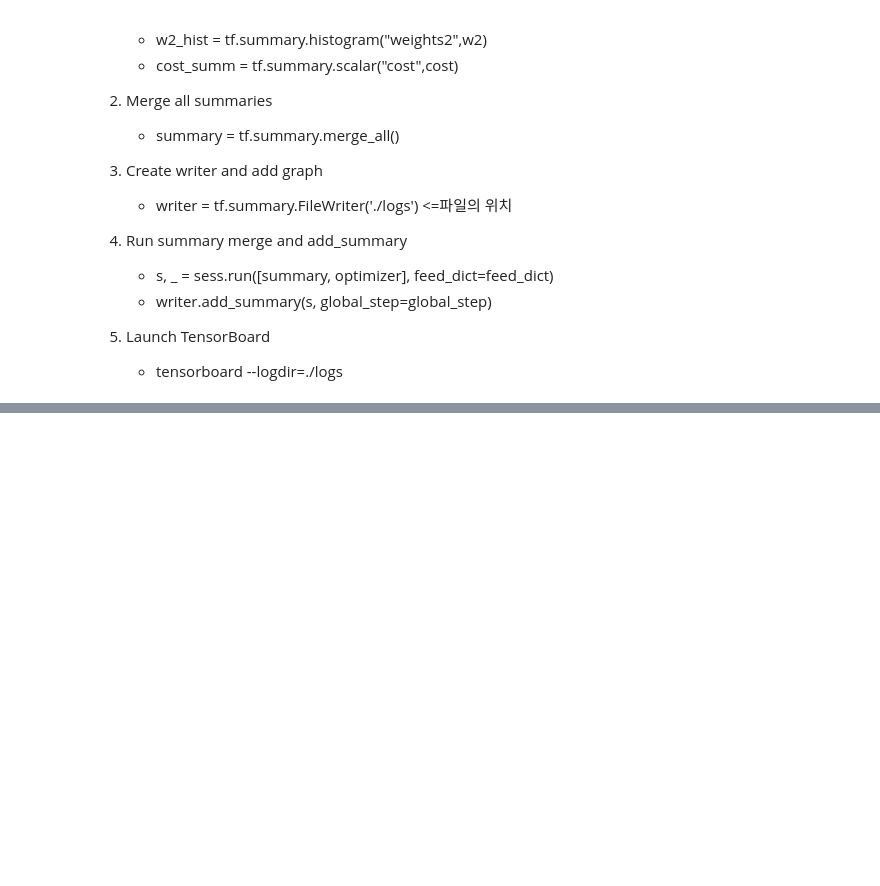
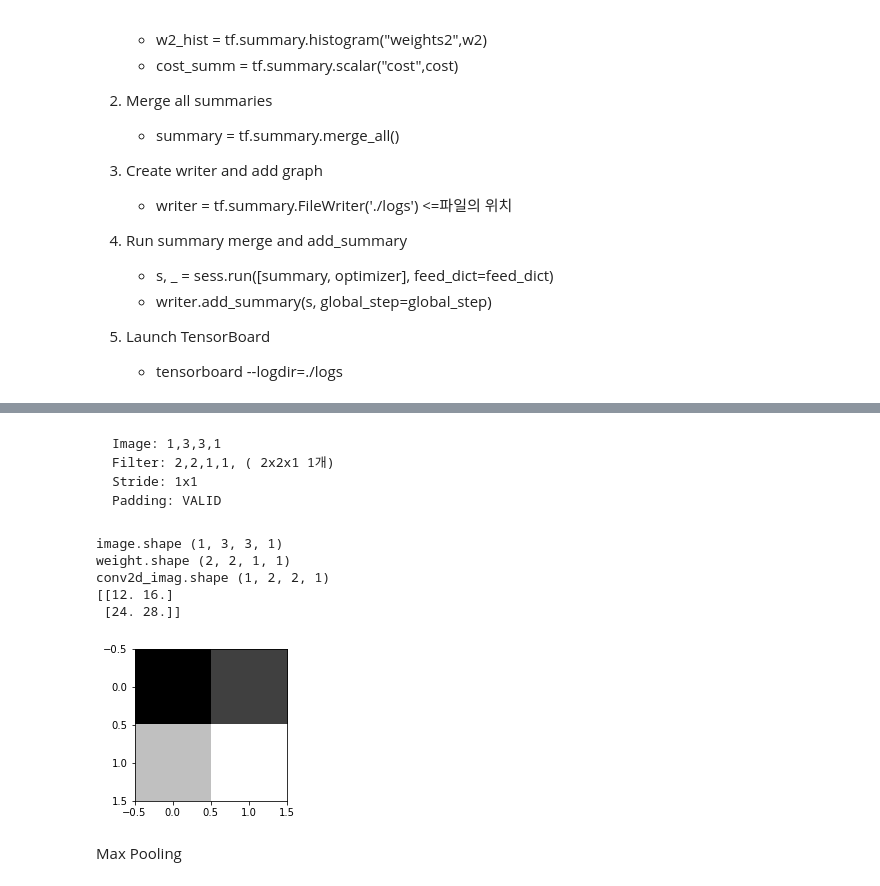
Before and after one commit to jiho-kang/DeepLearningZeroToAll, a Jupyter notebook: 모두를 위한 딥러닝 tensorflow 실습.ipynb, the cells around one changed output, grey strips where cells are left out. Drawn from its saved outputs; the diff is of its cells as text; code cells hidden in the pictures; blank space fills up the shorter version.

```diff
--- a/모두를 위한 딥러닝 tensorflow 실습.ipynb
+++ b/모두를 위한 딥러닝 tensorflow 실습.ipynb
@@ -1259,0 +1843,35 @@ TensorBoard: TF logging/debugging tool
+# %% [markdown]
+    Image: 1,3,3,1
+    Filter: 2,2,1,1, ( 2x2x1 1개)
+    Stride: 1x1
+    Padding: VALID
+# %%
+import tensorflow as tf
+import numpy as np
+import matplotlib.pyplot as plt
+
+print("image.shape",image.shape)
+
+weight = tf.constant([[[[1.]],[[1.]]],
+                      [[[1.]],[[1.]]]])
+print("weight.shape", weight.shape)
+
+conv2d = tf.nn.conv2d(image, weight, strides=[1,1,1,1], padding ="VALID")
+#stride = 1x1일 때, padding값을 'same'을 주면
+#input 크기와 output 크기를 갖게 맞추어 padding값을 자동으로 주게 된다.
+conv2d_img = conv2d.eval()
+print("conv2d_imag.shape", conv2d_img.shape)
+
+conv2d_img = np.swapaxes(conv2d_img,0,3)
+for i, one_img in enumerate(conv2d_img):
+    print(one_img.reshape(2,2))
+    plt.subplot(1,2,i+1), plt.imshow(one_img.reshape(2,2), cmap='gray')
+# %% [output]
+image.shape (1, 3, 3, 1)
+weight.shape (2, 2, 1, 1)
+conv2d_imag.shape (1, 2, 2, 1)
+[[12. 16.]
+ [24. 28.]]
+[figure, added]
+# %% [markdown]
+Max Pooling
```
Also changed, not shown: parts of 28 cells of this notebook, 1 other file.
